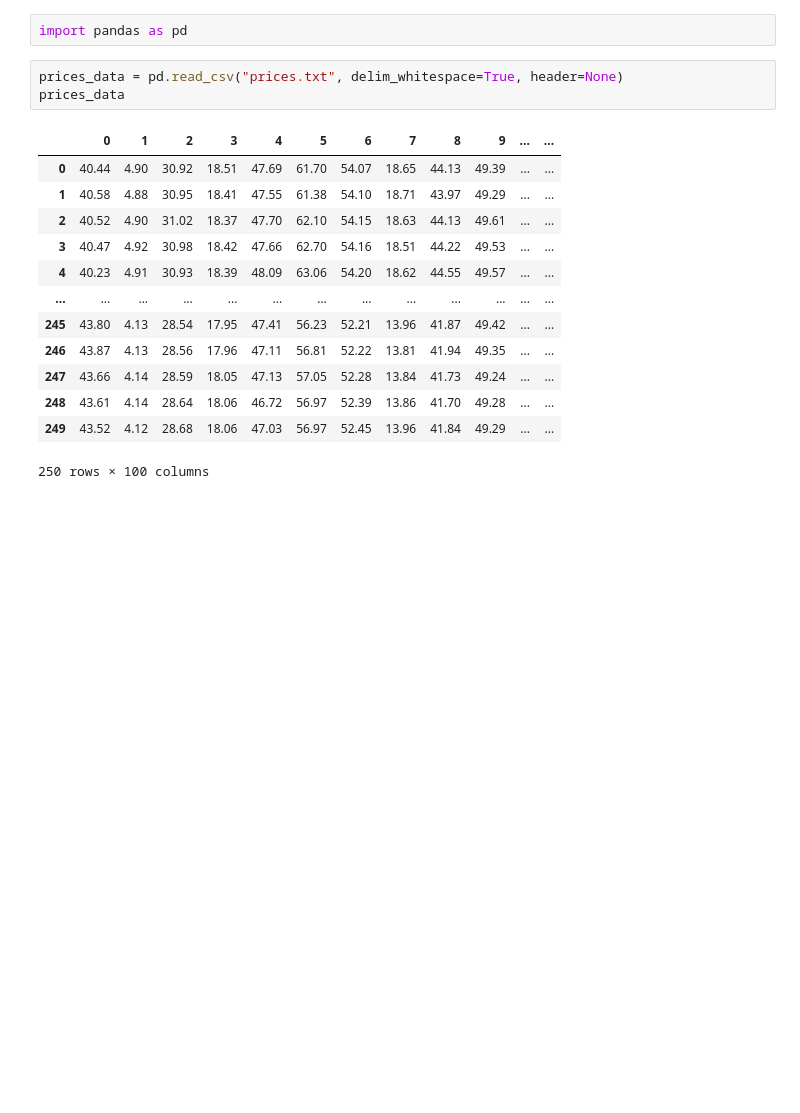
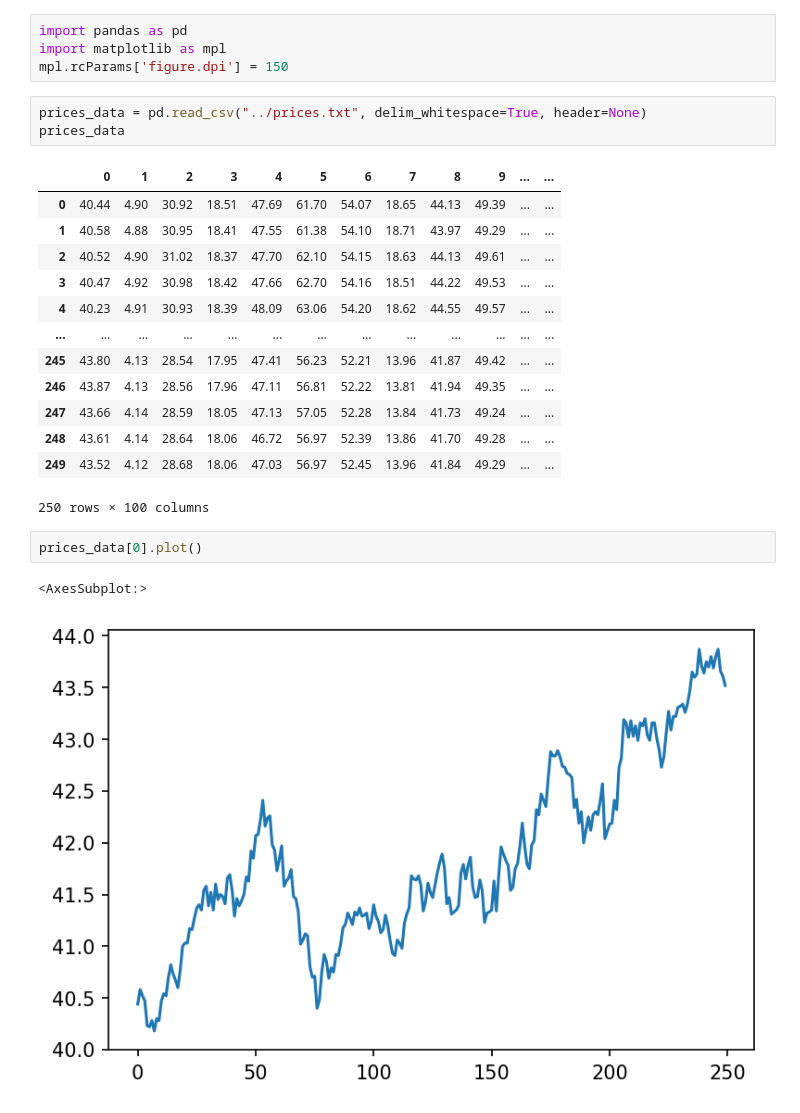
Before and after one commit to Ezraay/algothon, a Jupyter notebook: jupyter/testing.ipynb, the cells around one changed output. Saved outputs shown, nothing was run; the diff lists cells and outputs as text; blank space fills up the shorter version.

```diff
--- a/jupyter/testing.ipynb
+++ b/jupyter/testing.ipynb
@@ -1,7 +1,9 @@
 # %%
 import pandas as pd
+import matplotlib as mpl
+mpl.rcParams['figure.dpi'] = 150
 # %%
-prices_data = pd.read_csv("prices.txt", delim_whitespace=True, header=None)
+prices_data = pd.read_csv("../prices.txt", delim_whitespace=True, header=None)
 prices_data
 # %% [output]
 |  | 0 | 1 | 2 | 3 | 4 | 5 | 6 | 7 | 8 | 9 | ... | ... |
@@ -17,3 +19,8 @@ prices_data
 | 248 | 43.61 | 4.14 | 28.64 | 18.06 | 46.72 | 56.97 | 52.39 | 13.86 | 41.70 | 49.28 | ... | ... |
 | 249 | 43.52 | 4.12 | 28.68 | 18.06 | 47.03 | 56.97 | 52.45 | 13.96 | 41.84 | 49.29 | ... | ... |
 250 rows × 100 columns
+# %%
+prices_data[0].plot()
+# %% [output]
+<AxesSubplot:>
+[figure, added]
```
Also changed, not shown: 1 other file.
